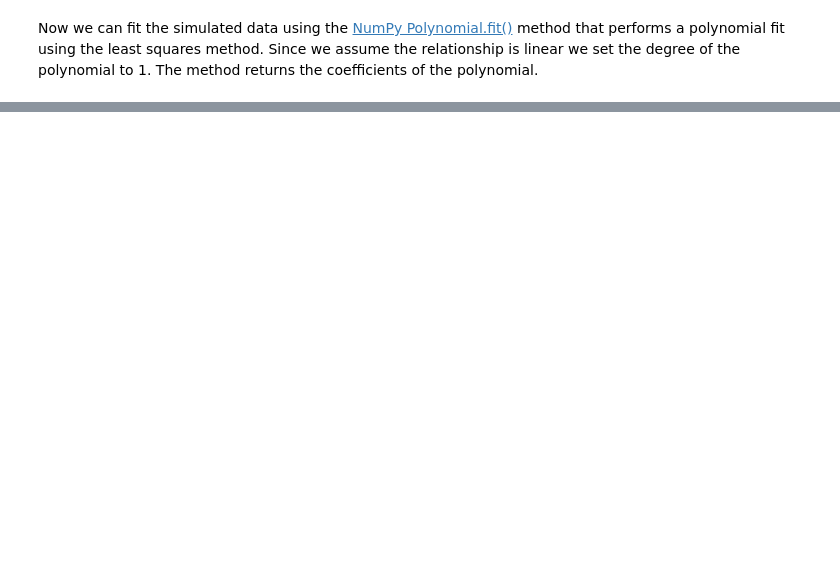
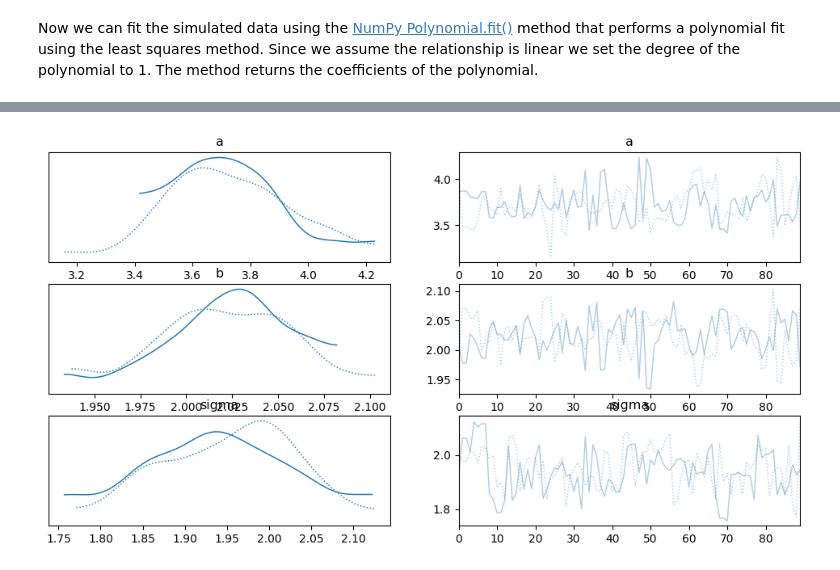
Before and after one commit to luigiselmi/finstat, a Jupyter notebook: hilpisch/ch13_bayesian_statistics.ipynb, the cells around one changed output, grey strips where cells are left out. Drawn from its saved outputs; the diff is of its cells as text; code cells hidden in the pictures; blank space fills up the shorter version.

```diff
--- a/hilpisch/ch13_bayesian_statistics.ipynb
+++ b/hilpisch/ch13_bayesian_statistics.ipynb
@@ -65,0 +73,13 @@ Text(0, 0.5, 'y')
+# %%
+%%time
+with pm.Model() as model:
+  # model
+  a = pm.Normal('a', mu=0, sigma=20)
+  b = pm.Normal('b', mu=0, sigma=10)
+  sigma = pm.Uniform('sigma', lower=0, upper=10)
+  y_est = a + b * x
+  likelihood = pm.Normal('y', mu=y_est, sigma=sigma, observed=y)
+  # inference
+  start = pm.find_MAP()
+  step = pm.NUTS()
+  trace = pm.sample(90, tune=1000, start=start, progressbar=True)
@@ -65,0 +120,4 @@ Text(0, 0.5, 'y')
+# %%
+pm.plot_trace(trace, lines={'alpha': 4, 'beta': 2, 'sigma': 2});
+# %% [output]
+[figure, added]
```
Also changed, not shown: parts of 10 cells of this notebook.
